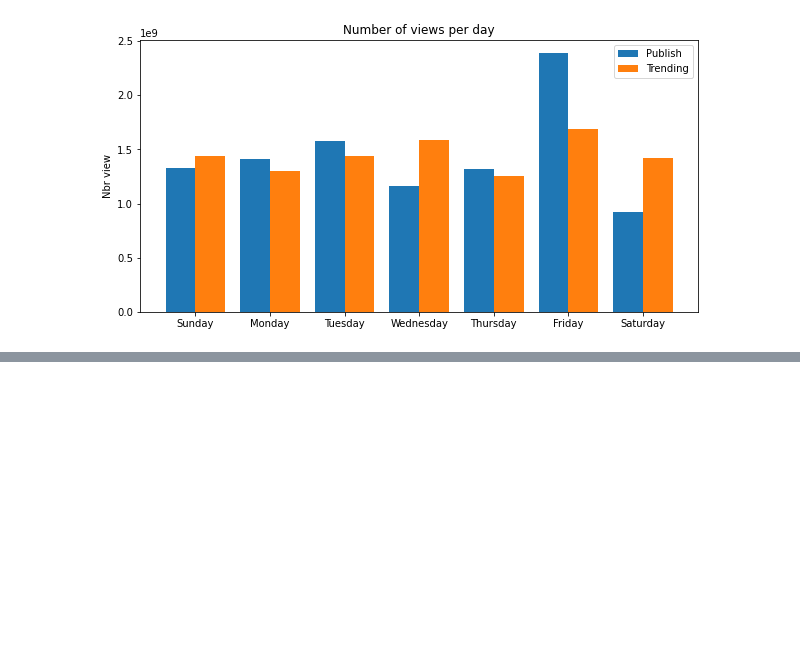
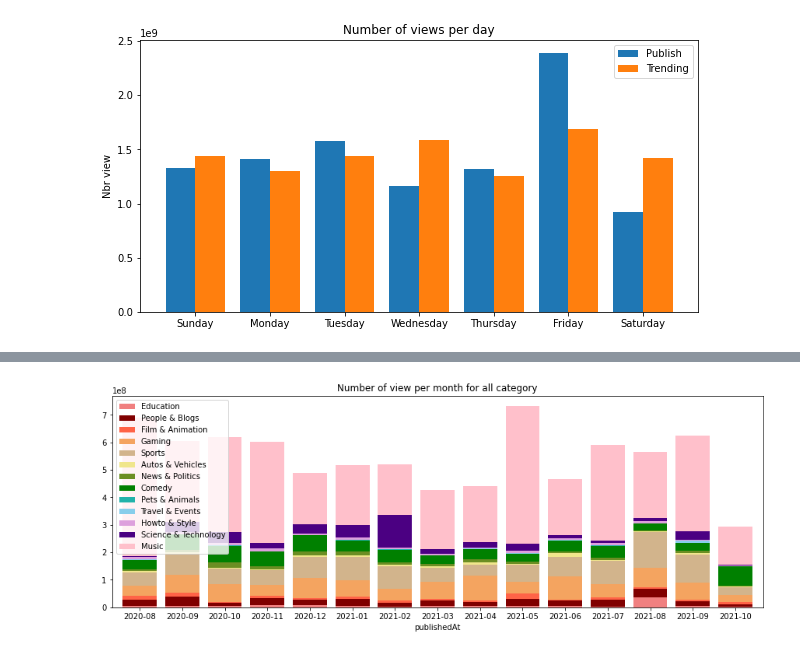
Before and after one commit to davsarkissian/Trending_List_Analysis, a Jupyter notebook: analys_data.ipynb, the cells around one changed output, grey strips where cells are left out. Cells and saved outputs as stored; diff of their text form; code cells hidden in the pictures; blank space fills up the shorter version.

```diff
--- a/analys_data.ipynb
+++ b/analys_data.ipynb
@@ -280,0 +299,17 @@ dataPerDayPlot(df1, typec)
+# %%
+category = list(set(df_monthCategory.index.get_level_values(0)))
+colorList = ['lightcoral', 'maroon', 'tomato',
+                'sandybrown', 'tan', 'khaki',
+                'olivedrab', 'green', 'lightseagreen',
+                'skyblue', 'plum', 'indigo',
+                'pink', 'gold', 'azure', 'forestgreen', 'royalblue']
+bot = np.zeros(15)
+for i in range(1,len(category)):
+    df_monthCategory[category[i-1]].plot.bar(width=0.8, rot=0, color=colorList[i-1], bottom=bot)
+    bot = list(map(lambda x, y : x+y, bot, df_monthCategory[category[i-1]]))
+
+plt.title('Number of view per month for all category')
+plt.legend(category)
+plt.show()
+# %% [output]
+[figure, added]
```
Also changed, not shown: parts of 13 cells of this notebook, 1 other file.
